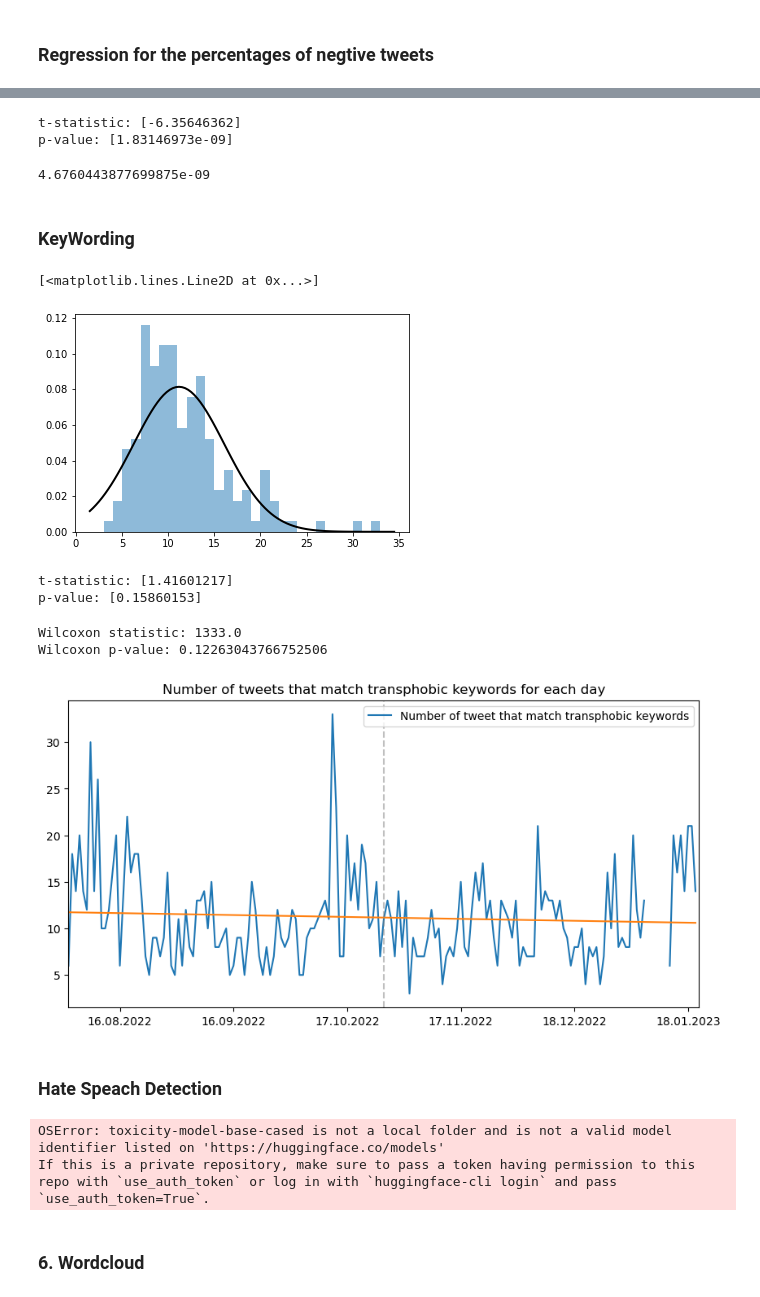
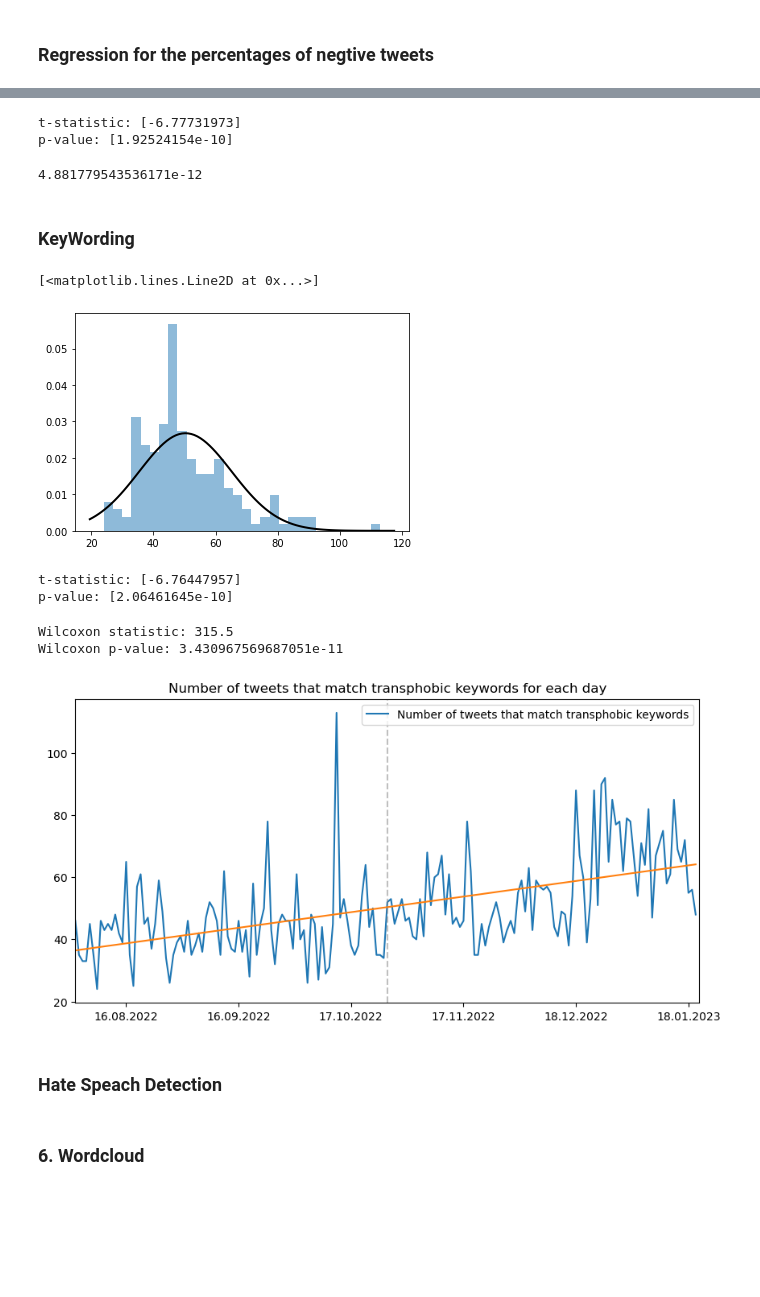
Before and after one commit to mdeppner/lgbtq-twitter-analysis, a Jupyter notebook: lgbtq_tweet_analysis.ipynb, the cells around one changed output, grey strips where cells are left out. Saved outputs shown, nothing was run; the diff lists cells and outputs as text; code cells hidden in the pictures; blank space fills up the shorter version.

```diff
--- a/lgbtq_tweet_analysis.ipynb
+++ b/lgbtq_tweet_analysis.ipynb
@@ -441,7 +441,7 @@ for startdate,  enddate in zip(startdates_all, enddates_all):
 # %% [markdown]
 #### Load the previously created dataset
 # %%
-df = pd.read_csv('data.csv') # TODO change to fileName
+df = pd.read_csv('data_global.csv') # TODO change to fileName
 
 # Cast the column 'created_at' which stores the timestamp of the tweet to a datetime object
 # such that we can easily compare and filter our dataset by dates
@@ -632,4 +609,4 @@ tweets_text = df_processed['processed_text_no_emojis'].to_numpy()
 # %%
 # Iterate over the whole dataset and compute the polarity and subjectivity of the individual tweets
-sentiment_dict = sentiment_pipeline(tweets_text.tolist()[:200])
+#sentiment_dict = sentiment_pipeline(tweets_text.tolist()[:200])
 # %%
@@ -950,8 +884,8 @@ t_stat, p_val = ttest_ind(neg_frac_before, neg_frac_after)
 print("t-statistic:", t_stat)
 print("p-value:", p_val)
 # %% [output]
-t-statistic: [-6.35646362]
-p-value: [1.83146973e-09]
+t-statistic: [-6.77731973]
+p-value: [1.92524154e-10]
 # %%
 neg_frac_before = negative_per_day_frac[:86]
 neg_frac_after  = negative_per_day_frac[86:]
@@ -960,7 +894,7 @@ stat, p_val = wilcoxon(neg_frac_before, neg_frac_after)
 # %%
 p_val
 # %% [output]
-4.6760443877699875e-09
+4.881779543536171e-12
 # %% [markdown]
 ### KeyWording
 # %%
@@ -1007,7 +941,7 @@ p = norm.pdf(x, mu, std)
 plt.plot(x, p, 'k', linewidth=2)
 # %% [output]
 [<matplotlib.lines.Line2D at 0x...>]
-[figure, old version]
+[figure, new version]
 # %%
 count_per_day_before = count_per_day[:86]
 count_per_day_after = count_per_day[86:]
@@ -1019,8 +953,8 @@ t_stat, p_val = ttest_ind(count_per_day_before, count_per_day_after)
 print("t-statistic:", t_stat)
 print("p-value:", p_val)
 # %% [output]
-t-statistic: [1.41601217]
-p-value: [0.15860153]
+t-statistic: [-6.76447957]
+p-value: [2.06461645e-10]
 # %%
 count_per_day_before = count_per_day_original[:86]
 count_per_day_after = count_per_day_original[86:]
@@ -1031,8 +965,8 @@ stat, p_val = wilcoxon(count_per_day_before, count_per_day_after)
 print("Wilcoxon statistic:", stat)
 print("Wilcoxon p-value:", p_val)
 # %% [output]
-Wilcoxon statistic: 1333.0
-Wilcoxon p-value: 0.12263043766752506
+Wilcoxon statistic: 315.5
+Wilcoxon p-value: 3.430967569687051e-11
 # %%
 # Whole Timespan
 x_all = np.arange(len(startdates_all))
@@ -1045,22 +979,22 @@ regression_func_key = coef_key * x_all + intercept_key
 # %%
 date_index = startdates_all
 
 plt.figure(figsize=(10, 5), dpi=100)
 
 plt.plot(date_index, count_per_day_original, label='Number of tweets that match transphobic keywords')
-plt.plot(date_index, regression_func_all[0])
+plt.plot(date_index, regression_func_key[0])
 
 # set the tick locations and labels
 plt.gca().xaxis.set_major_locator(mdates.DayLocator(interval=31))
 plt.gca().xaxis.set_major_formatter(mdates.DateFormatter('%d.%m.%Y'))
 plt.xlim(startdates_all[0], enddates_all[-1])
 
 # Add a vertical line to mark the date of acquisition
 plt.axvline(x=date_of_acquisition,color='gray',linestyle='--',alpha=0.5)
 
 plt.title("Number of tweets that match transphobic keywords for each day")
 
 plt.legend(loc='upper right')
 plt.show()
 # %% [output]
-[figure, old version]
+[figure, new version]
@@ -1067,19 +1003,16 @@ plt.show()
 # %% [markdown]
 ### Hate Speach Detection
 # %%
-from transformers import pipeline
+#from transformers import pipeline
 
 # Initialize the model
-classifier = pipeline('text-classification', model='toxicity-model-base-cased')
+#classifier = pipeline('text-classification', model='toxicity-model-base-cased')
 
 # Classify the tweet
-result = classifier("Stop the government, they are all aliens. Fuck them!")
+#result = classifier("Stop the government, they are all aliens. Fuck them!")
 
 # Print the result
-print(result)
+#print(result)
-# %% [output]
-OSError: toxicity-model-base-cased is not a local folder and is not a valid model identifier listed on 'https://huggingface.co/models'
-If this is a private repository, make sure to pass a token having permission to this repo with `use_auth_token` or log in with `huggingface-cli login` and pass `use_auth_token=True`.
 # %% [markdown]
 ### <a name="wordcloud"></a> 6. Wordcloud
 # %%
```
Also changed, not shown: parts of 22 cells of this notebook.
